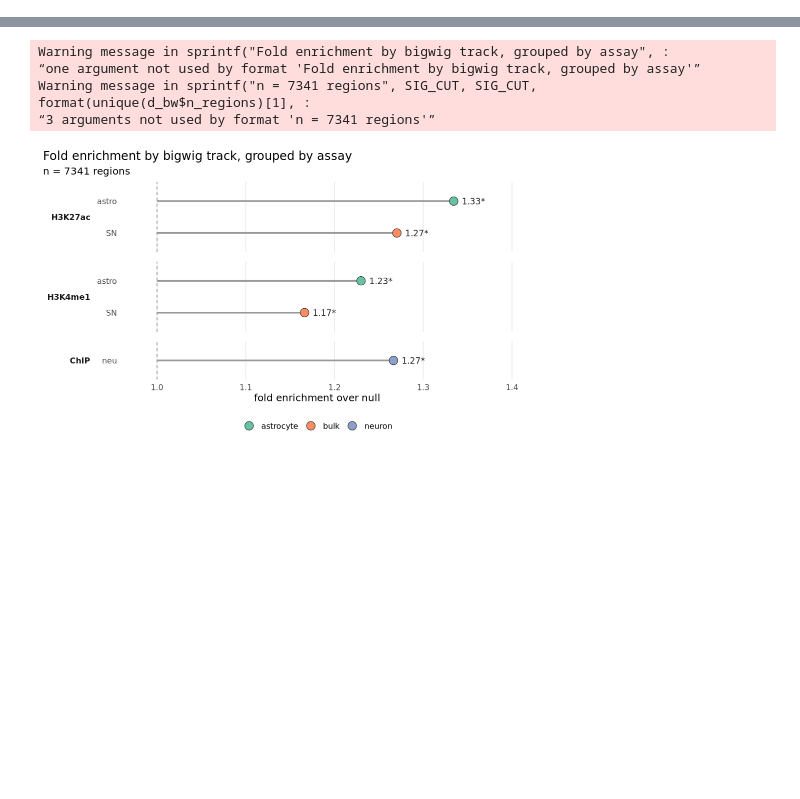
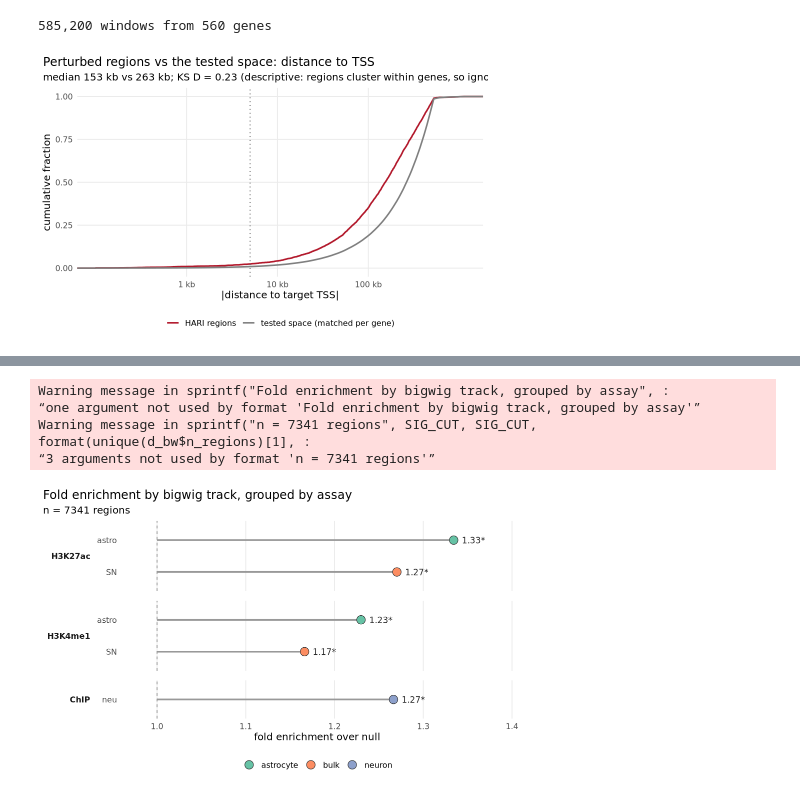
Before and after one commit to dhan1004/perturb_enrich, a Jupyter notebook: scripts/plot_enrichment.ipynb, the cells around one changed output, grey strips where cells are left out. Drawn from its saved outputs; the diff is of its cells as text; code cells hidden in the pictures; blank space fills up the shorter version.

```diff
--- a/scripts/plot_enrichment.ipynb
+++ b/scripts/plot_enrichment.ipynb
@@ -18,0 +171,68 @@ The following objects are masked from ‘package:base’:
+# %%
+tss <- read_tsv(TSS_BED, col_names = c("chrom", "start0", "end0", "gene_id", "score", "strand"),
+                col_types = "cddccc", progress = FALSE) |>
+  transmute(gene_key = sub("\\.\\d+$", "", gene_id), tss0 = start0, strand)
+
+win_genes <- gene_dirs
+if (is.finite(MAX_GENES_WINDOWS)) win_genes <- sample(win_genes, min(MAX_GENES_WINDOWS, length(win_genes)))
+reg_by_gene <- split(regions, regions$gene_id)
+
+read_windows <- function(g) {
+  w <- read_tsv(file.path(cdir(g), "windows.tsv.gz"), na = "NA", progress = FALSE,
+                col_types = cols_only(gene_id = "c", start0 = "d", end0 = "d", status = "c",
+                                      smoothed_abs_effect = "d",
+                                      positive_scramble_fraction = "d", negative_scramble_fraction = "d"))
+  w$mid <- (w$start0 + w$end0) / 2
+  w$in_region <- FALSE                       # window midpoint lies inside a called region
+  r <- reg_by_gene[[w$gene_id[1]]]
+  if (!is.null(r)) {
+    o <- order(r$start0); rs <- r$start0[o]; re <- r$end0[o]
+    i <- findInterval(w$mid, rs)
+    w$in_region <- i > 0 & w$mid < re[pmax(i, 1)]
+  }
+  w
+}
+win <- map_dfr(win_genes, read_windows) |>
+  mutate(gene_key = sub("\\.\\d+$", "", gene_id)) |>
+  inner_join(tss, by = "gene_key") |>
+  mutate(dist = if_else(strand == "-", tss0 - mid, mid - tss0))     # + = downstream of the TSS
+
+tested_space <- map_dfr(win_genes, ~ read_tsv(file.path(.x, "results", "tested_space.bed"),
+                                              col_names = c("chrom", "start0", "end0", "gene_id"),
+                                              col_types = "cddc", progress = FALSE)) |>
+  mutate(gene_key = sub("\\.\\d+$", "", gene_id), len = end0 - start0) |>
+  inner_join(tss, by = "gene_key")
+cat(format(nrow(win), big.mark = ","), "windows from", n_distinct(win$gene_id), "genes\n")
+# %% [output]
+585,200 windows from 560 genes
+# %%
+obs <- fr |>
+  mutate(gene_key = sub("\\.\\d+$", "", gene_id)) |>
+  filter(is.finite(dist_to_target_tss), gene_key %in% tested_space$gene_key)
+n_obs <- count(obs, gene_key, name = "n_obs")
+
+# null: positions drawn uniformly from each gene's tested space, as many per gene as it has regions
+ts <- tested_space |>
+  inner_join(n_obs, by = "gene_key") |>
+  group_by(gene_key) |> mutate(wt = n_obs * len / sum(len)) |> ungroup()
+pick <- sample.int(nrow(ts), 20 * nrow(obs), replace = TRUE, prob = ts$wt)
+pos  <- ts$start0[pick] + runif(length(pick)) * ts$len[pick]
+null_dist <- abs(if_else(ts$strand[pick] == "-", ts$tss0[pick] - pos, pos - ts$tss0[pick]))
+obs_dist  <- abs(obs$dist_to_target_tss)
+ks <- suppressWarnings(ks.test(obs_dist, null_dist))
+
+ecdf_df <- bind_rows(tibble(kind = "HARI regions", dist = obs_dist),
+                     tibble(kind = "tested space (matched per gene)", dist = null_dist))
+p_ecdf <- ggplot(ecdf_df, aes(pmax(dist, 100), colour = kind)) +
+  stat_ecdf(geom = "step", linewidth = 0.9) +
+  geom_vline(xintercept = 5000, linetype = 3, colour = "grey40") +
+  scale_x_log10(breaks = c(1e3, 1e4, 1e5), labels = c("1 kb", "10 kb", "100 kb")) +
+  scale_colour_manual(values = c("HARI regions" = "#B2182B", "tested space (matched per gene)" = "grey50"), name = NULL) +
+  labs(x = "|distance to target TSS|", y = "cumulative fraction",
+       title = "Perturbed regions vs the tested space: distance to TSS",
+       subtitle = sprintf("median %.0f kb vs %.0f kb; KS D = %.2f (descriptive: regions cluster within genes, so ignore the p-value)",
+                          median(obs_dist) / 1e3, median(null_dist) / 1e3, ks$statistic)) +
+  theme_story()
+show(p_ecdf, "act2_distance_obs_vs_null", 7.5, 4.8)
+# %% [output]
+[figure, added]
```
Also changed, not shown: parts of 17 cells of this notebook, 4 other files.
